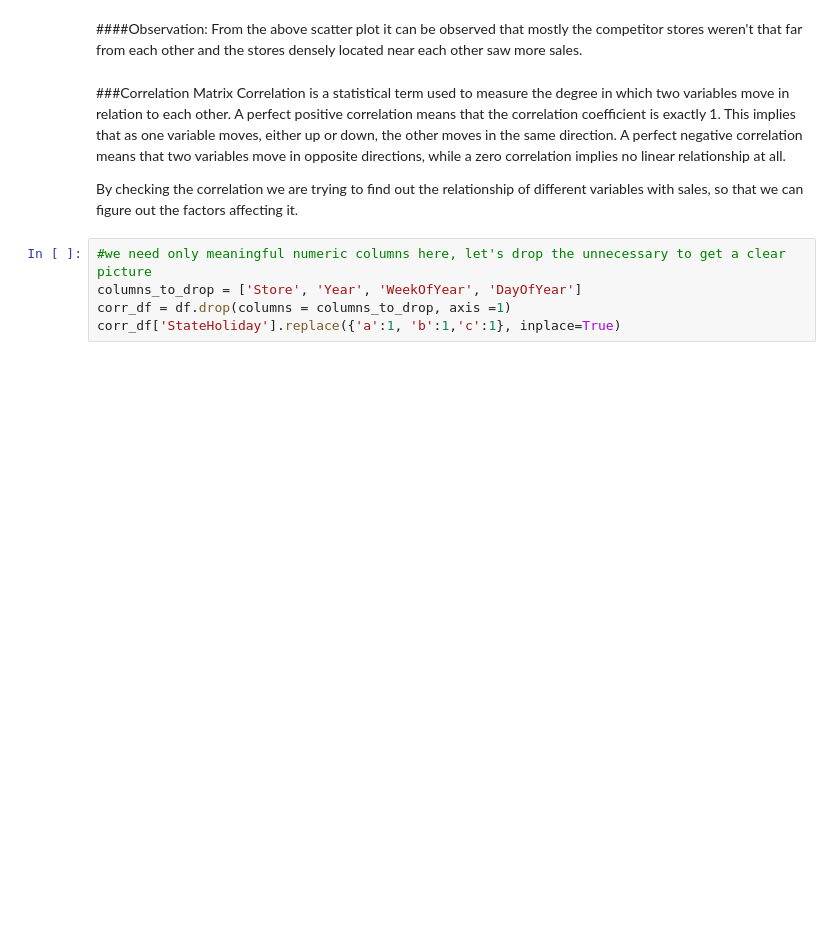
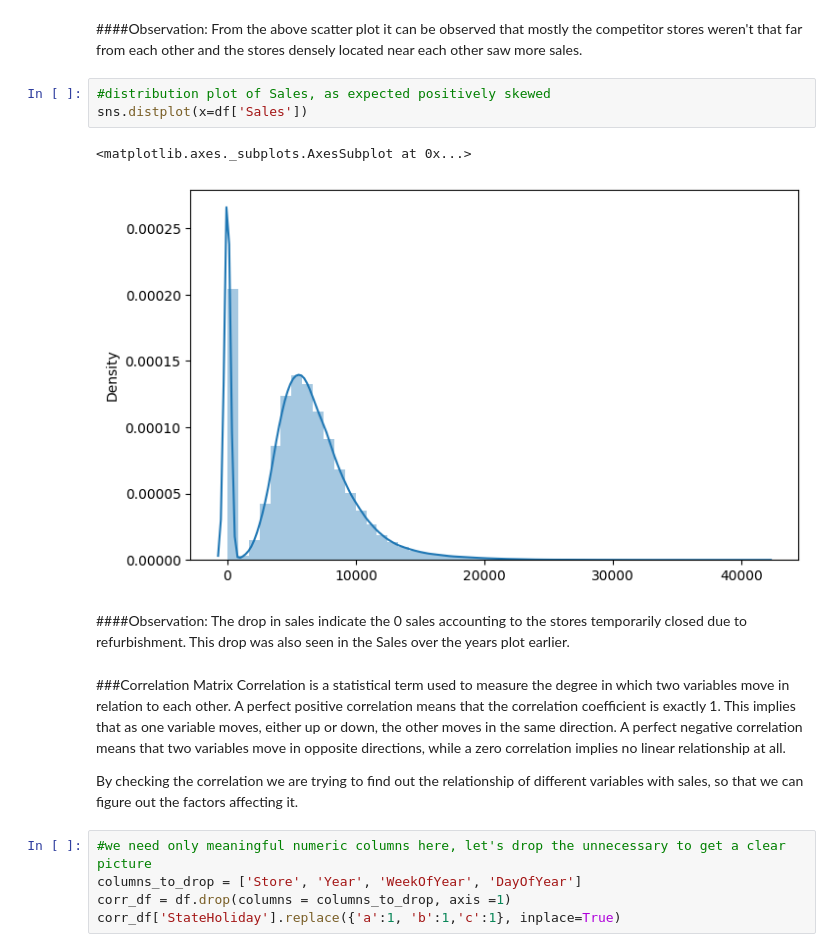
Before and after one commit to vithika-karan/Retail-Sales-Prediction, a Jupyter notebook: Rossmann_Sales_Prediction_Vithika_Karan.ipynb, the cells around one changed output. Cells and saved outputs as stored; diff of their text form; blank space fills up the shorter version.

```diff
--- a/Rossmann_Sales_Prediction_Vithika_Karan.ipynb
+++ b/Rossmann_Sales_Prediction_Vithika_Karan.ipynb
@@ -393,6 +393,15 @@ sns.scatterplot(x=df['CompetitionDistance'], y=df['Sales'])
 # %% [markdown]
 ####Observation:
 From the above scatter plot it can be observed that mostly the competitor stores weren't that far from each other and the stores densely located near each other saw more sales.
+# %%
+#distribution plot of Sales, as expected positively skewed
+sns.distplot(x=df['Sales'])
+# %% [output]
+<matplotlib.axes._subplots.AxesSubplot at 0x...>
+[figure, added]
+# %% [markdown]
+####Observation:
+The drop in sales indicate the 0 sales accounting to the stores temporarily closed due to refurbishment. This drop was also seen in the Sales over the years plot earlier.
 # %% [markdown]
 ###Correlation Matrix
 Correlation is a statistical term used to measure the degree in which two variables move in relation to each other. A perfect positive correlation means that the correlation coefficient is exactly 1. This implies that as one variable moves, either up or down, the other moves in the same direction. A perfect negative correlation means that two variables move in opposite directions, while a zero correlation implies no linear relationship at all.
```
Also changed, not shown: parts of 19 cells of this notebook.
